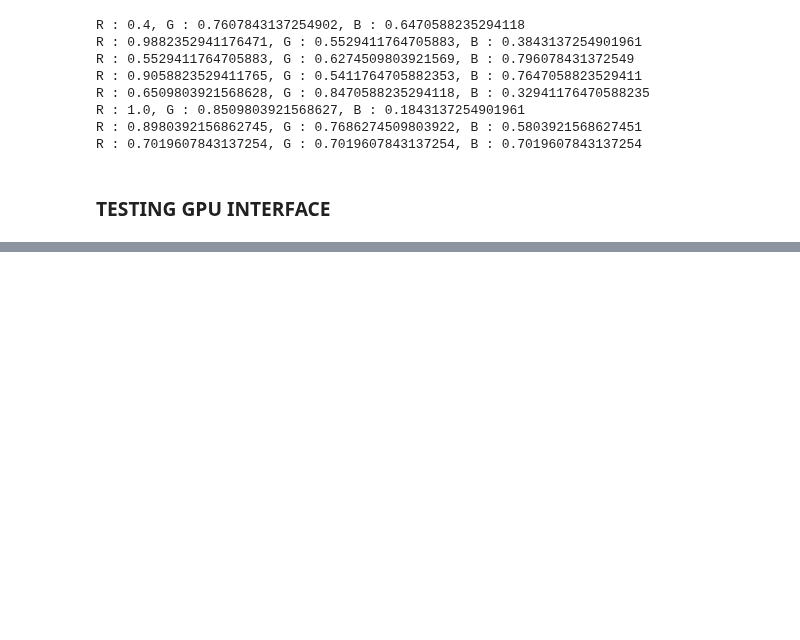
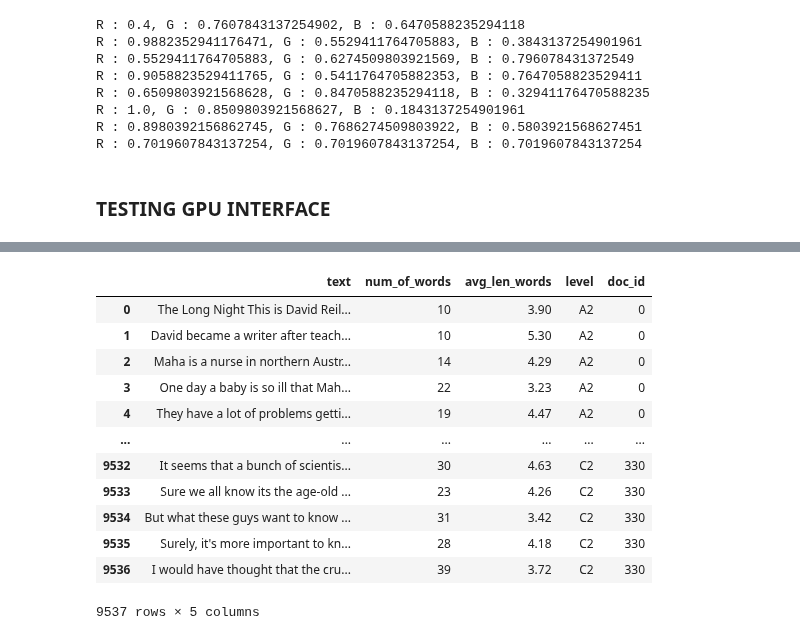
Before and after one commit to AKHILESH200/PersonifiedScriptWriter, a Jupyter notebook: phase-1-cerf/1.ipynb, the cells around one changed output, grey strips where cells are left out. Drawn from its saved outputs; the diff is of its cells as text; code cells hidden in the pictures; blank space fills up the shorter version.

```diff
--- a/phase-1-cerf/1.ipynb
+++ b/phase-1-cerf/1.ipynb
@@ -99,0 +142,17 @@ plt.show()
+# %%
+sentence_df = pd.DataFrame.from_records(sent_df, columns=['text', 'num_of_words', 'avg_len_words', 'level', 'doc_id'])
+sentence_df
+# %% [output]
+|  | text | num_of_words | avg_len_words | level | doc_id |
+| 0 | The Long Night This is David Reil... | 10 | 3.90 | A2 | 0 |
+| 1 | David became a writer after teach... | 10 | 5.30 | A2 | 0 |
+| 2 | Maha is a nurse in northern Austr... | 14 | 4.29 | A2 | 0 |
+| 3 | One day a baby is so ill that Mah... | 22 | 3.23 | A2 | 0 |
+| 4 | They have a lot of problems getti... | 19 | 4.47 | A2 | 0 |
+| ... | ... | ... | ... | ... | ... |
+| 9532 | It seems that a bunch of scientis... | 30 | 4.63 | C2 | 330 |
+| 9533 | Sure we all know its the age-old ... | 23 | 4.26 | C2 | 330 |
+| 9534 | But what these guys want to know ... | 31 | 3.42 | C2 | 330 |
+| 9535 | Surely, it's more important to kn... | 28 | 4.18 | C2 | 330 |
+| 9536 | I would have thought that the cru... | 39 | 3.72 | C2 | 330 |
+9537 rows × 5 columns
```
Also changed, not shown: parts of 14 cells of this notebook.
